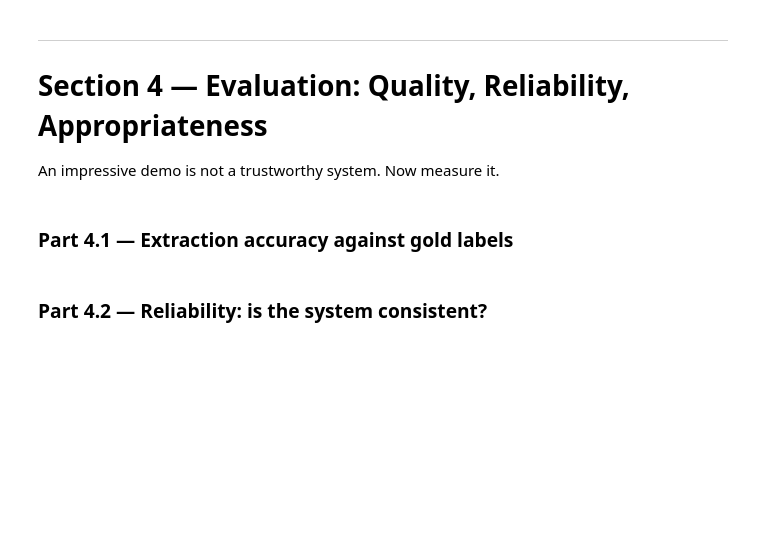
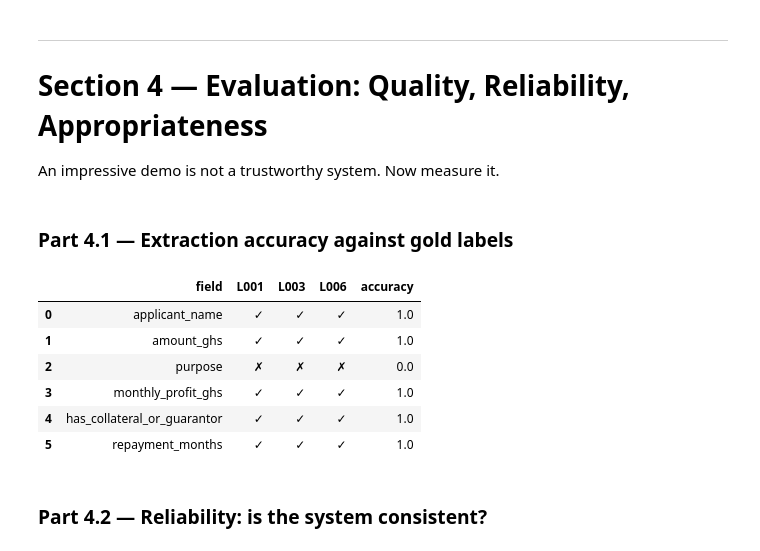
Before and after one commit to Solnaa-20/lab-4-llm-decision-support, a Jupyter notebook: lab_4.ipynb, the cells around one changed output. Cells and saved outputs as stored; diff of their text form; code cells hidden in the pictures; blank space fills up the shorter version.

```diff
--- a/lab_4.ipynb
+++ b/lab_4.ipynb
@@ -405,11 +436,11 @@ response.choices[0].message.content
 import json
 import pandas as pd
 
-def extract_fields(letter_text):
+def extract_fields(letter_text,temperature=0):
     try:
         response = ask_llm(
             f"{EXTRACT_PROMPT}\n\nLoan application letter:\n{letter_text}",
-            temperature=0)
+            temperature=temperature)
 
         result = response.choices[0].message.content.strip()
 
@@ -538,7 +569,7 @@ for letter_id, letter_text in LETTERS.items():
 
     briefs[letter_id] = response.choices[0].message.content
 
-for letter_id in ["L001", "L002", "L006"]:
+for letter_id in ["L001", "L003", "L006"]:
     print(f"\n{'='*60}")
     print(f"BRIEF — {letter_id}")
     print(f"{'='*60}")
@@ -586,9 +617,59 @@ An impressive demo is not a trustworthy system. Now measure it.
 # %%
 # TODO: For the three letters in GOLD, compare your extracted DataFrame to the gold values
 #   field by field. Compute per-field accuracy across the three letters
 #   (name matching can be case-insensitive; numbers must match exactly).
 
+fields = [
+    "applicant_name",
+    "amount_ghs",
+    "purpose",
+    "monthly_profit_ghs",
+    "has_collateral_or_guarantor",
+    "repayment_months"
+]
+
+gold_ids = ["L001", "L003", "L006"]
+comparison = []
+
+for field in fields:
+    row = {"field": field}
+    correct_count = 0
+
+    for letter_id in gold_ids:
+        extracted_value = df.loc[
+            df["letter_id"] == letter_id, field].iloc[0]
+
+        gold_value = GOLD[letter_id][field]
+
+        if field == "applicant_name":
+            correct = str(extracted_value).strip().lower() == str(gold_value).strip().lower()
+
+        elif gold_value is None:
+            correct = pd.isna(extracted_value)
+
+        else:
+            correct = extracted_value == gold_value
+
+        row[letter_id] = "✓" if correct else "✗"
+        if correct:
+            correct_count += 1
+
+    row["accuracy"] = correct_count / len(gold_ids)
+
+    comparison.append(row)
+
 # TODO: Display a small table: rows = fields, columns = L001 / L003 / L006 / accuracy.
+comparison_df = pd.DataFrame(comparison)
+
+display(comparison_df)
+# %% [output]
+|  | field | L001 | L003 | L006 | accuracy |
+| 0 | applicant_name | ✓ | ✓ | ✓ | 1.0 |
+| 1 | amount_ghs | ✓ | ✓ | ✓ | 1.0 |
+| 2 | purpose | ✗ | ✗ | ✗ | 0.0 |
+| 3 | monthly_profit_ghs | ✓ | ✓ | ✓ | 1.0 |
+| 4 | has_collateral_or_guarantor | ✓ | ✓ | ✓ | 1.0 |
+| 5 | repayment_months | ✓ | ✓ | ✓ | 1.0 |
 # %% [markdown]
 ### Part 4.2 — Reliability: is the system consistent?
 # %%
```
Also changed, not shown: parts of 8 cells of this notebook.
